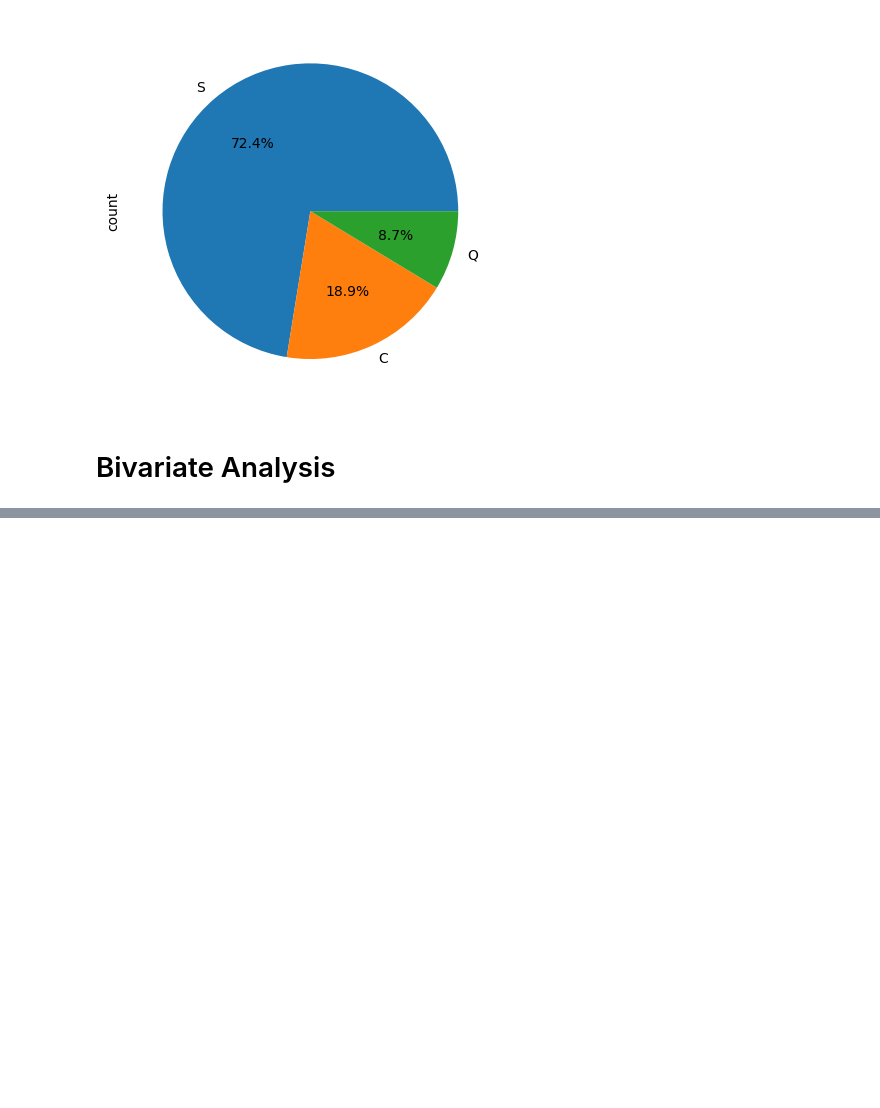
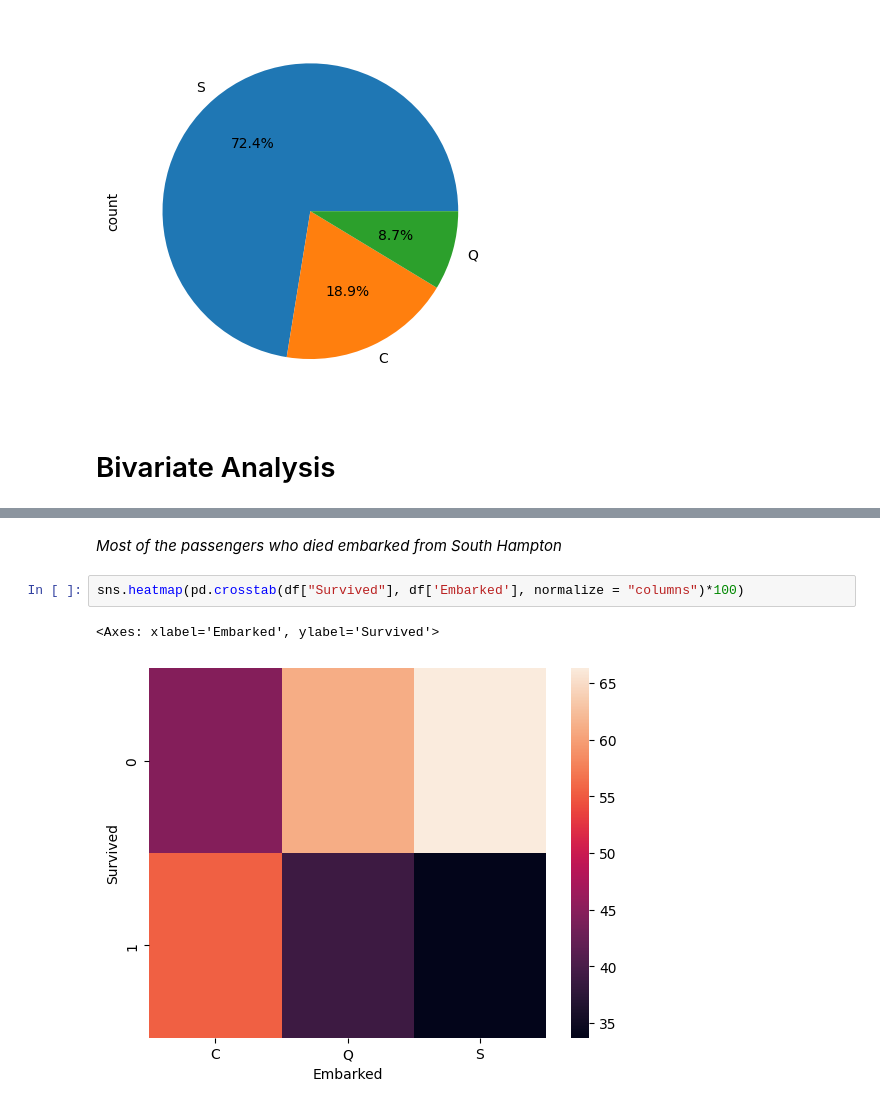
Before and after one commit to NityaVerma19/EDA-on-titanic-dataset, a Jupyter notebook: eda-extracting-insights.ipynb, the cells around one changed output, grey strips where cells are left out. Cells and saved outputs as stored; diff of their text form; blank space fills up the shorter version.

```diff
--- a/eda-extracting-insights.ipynb
+++ b/eda-extracting-insights.ipynb
@@ -363,0 +435,7 @@ df['Embarked'].value_counts().plot(kind = "pie", autopct = "%0.1f%%")
+# %% [markdown]
+*Most of the passengers who died embarked from South Hampton*
+# %%
+sns.heatmap(pd.crosstab(df["Survived"], df['Embarked'], normalize = "columns")*100)
+# %% [output]
+<Axes: xlabel='Embarked', ylabel='Survived'>
+[figure, added]
```
Also changed, not shown: parts of 16 cells of this notebook.
